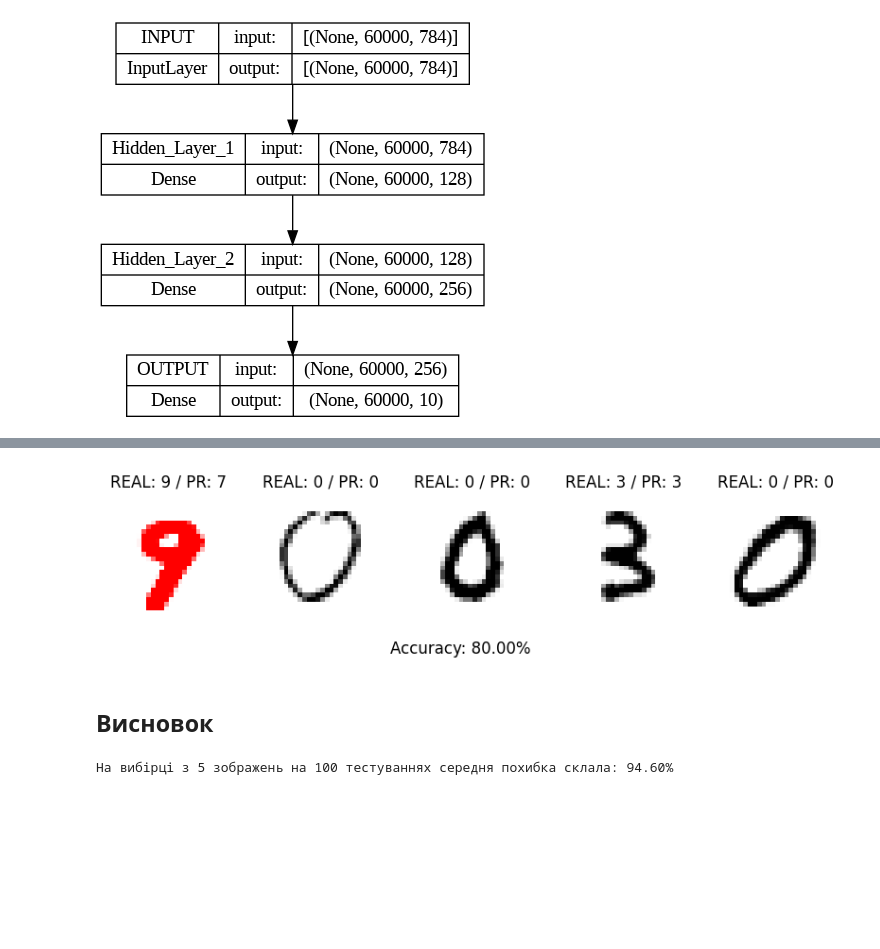
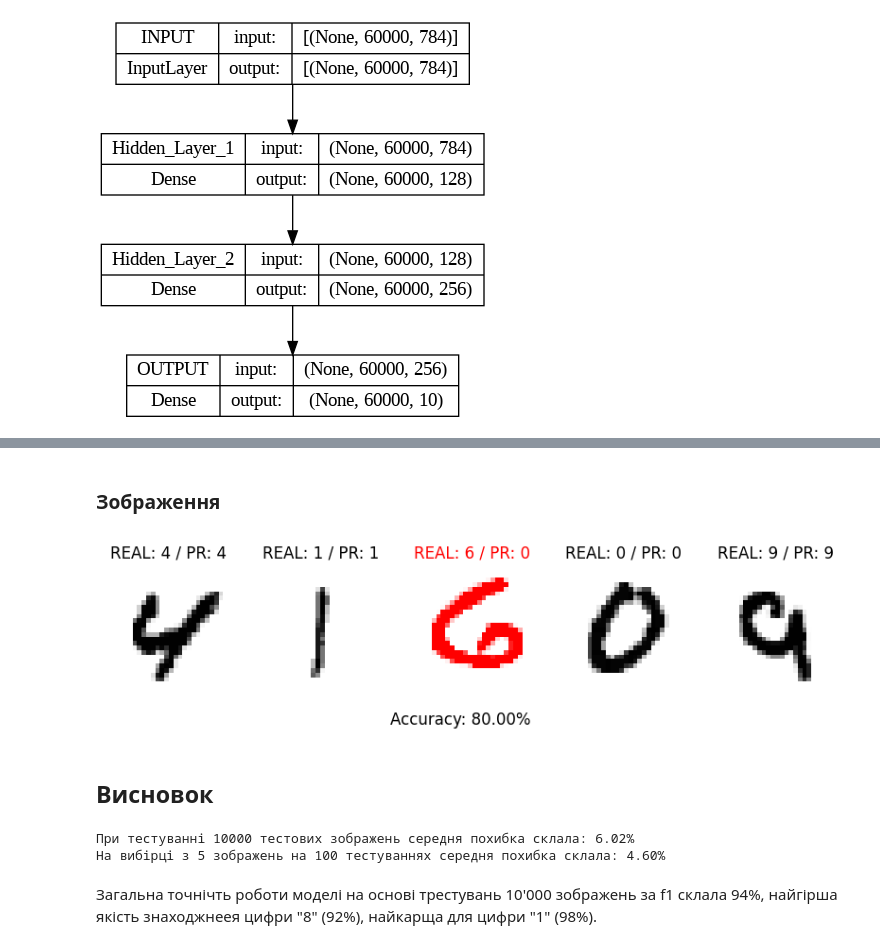
Before and after one commit to lexxai/goit_python_ds_hw_08, a Jupyter notebook: goit_python_ds_hw_08.ipynb, the cells around one changed output, grey strips where cells are left out. Saved outputs shown, nothing was run; the diff lists cells and outputs as text; code cells hidden in the pictures; blank space fills up the shorter version.

```diff
--- a/goit_python_ds_hw_08.ipynb
+++ b/goit_python_ds_hw_08.ipynb
@@ -347,25 +403,33 @@ accuraccy : 80.00%
+# %% [markdown]
+### Зображення
 # %%
 # Plot the images
 colors = [(1, 1, 1), (1, 0, 0), (1, 0, 0)]  # white, red, red
 custom_cmap = plt.cm.colors.LinearSegmentedColormap.from_list("CustomRed", colors, N=256)
 
 plt.figure(figsize=(10, 5))
+img_size = int(x_test.shape[1]**(1/2))
 for i, idx in enumerate(random_img_idx, start=1):
     plt.subplot(1, img_selected, i)
     correct = y_test[idx] == pred_values[i-1]
     cmap = 'gray_r' if correct else custom_cmap
-    plt.imshow(x_test[idx].reshape(28, 28), cmap=cmap)
-    plt.title(f'REAL: {y_test[idx]} / PR: {pred_values[i-1]}')
+    color = "black" if correct else "red"
+    plt.imshow(x_test[idx].reshape(img_size, img_size), cmap=cmap)
+    plt.title(f'REAL: {y_test[idx]} / PR: {pred_values[i-1]}', color=color)
     plt.axis('off')
 
 plt.suptitle(f"Accuracy: {acc:.2%}")
 plt.subplots_adjust(top=2.2)
 plt.show()
 # %% [output]
-[figure, old version]
+[figure, new version]
 # %% [markdown]
 ## Висновок
 # %%
-print(f"На вибірці з {img_selected} зображень на {sub_tests} тестуваннях середня похибка склала: {mean_acc:.2%}")
+print(f"При тестуванні {x_test.shape[0]} тестових зображень середня похибка склала: {1-cr['accuracy']:.2%}")
+print(f"На вибірці з {img_selected} зображень на {sub_tests} тестуваннях середня похибка склала: {1-mean_acc:.2%}")
 # %% [output]
-На вибірці з 5 зображень на 100 тестуваннях середня похибка склала: 94.60%
+При тестуванні 10000 тестових зображень середня похибка склала: 6.02%
+На вибірці з 5 зображень на 100 тестуваннях середня похибка склала: 4.60%
+# %% [markdown]
+Загальна точнічть роботи моделі на основі трестувань 10'000 зображень за f1 склала 94%, найгірша якість знаходжнеея цифри "8" (92%), найкарща для цифри "1" (98%).
```
Also changed, not shown: parts of 17 cells of this notebook.
